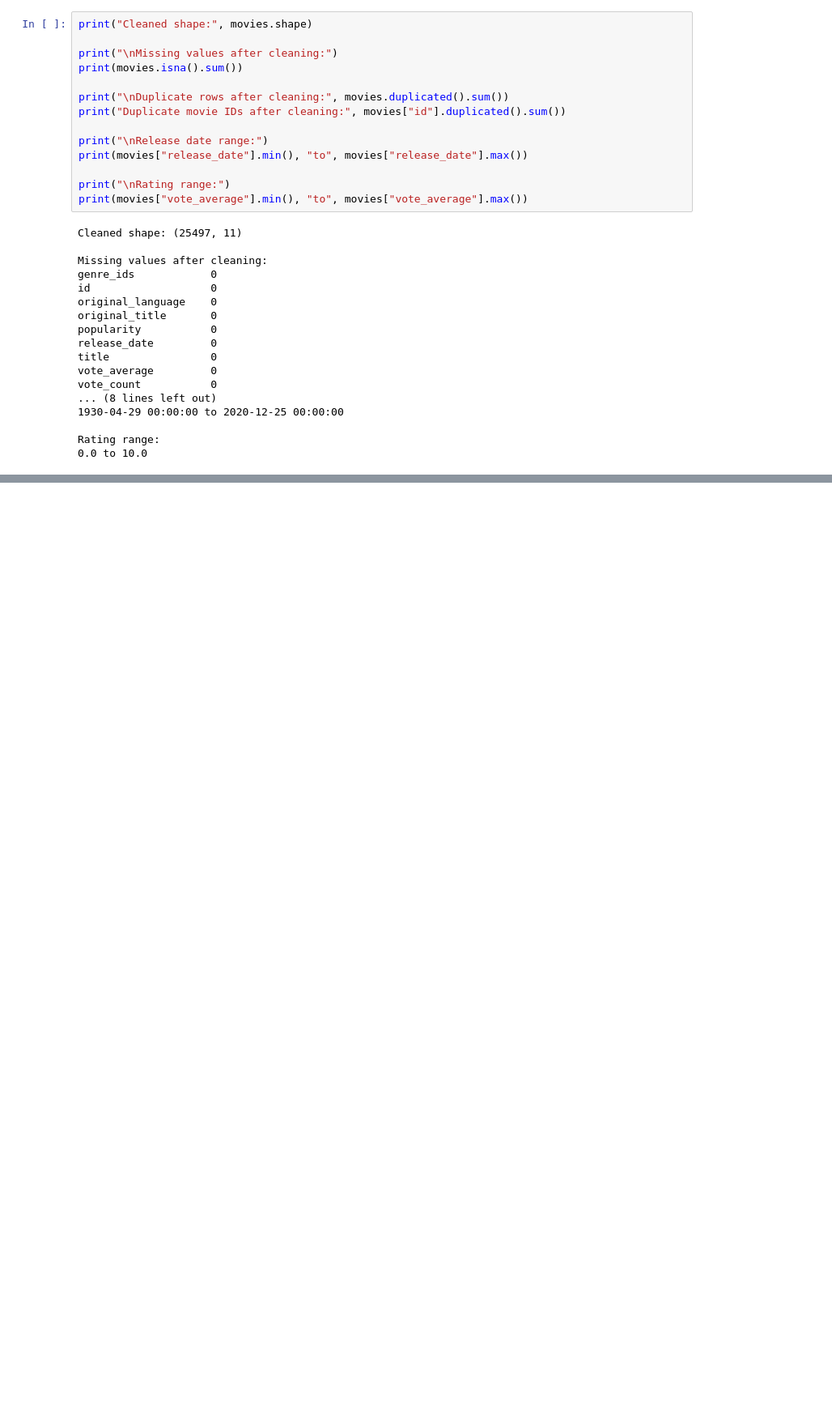
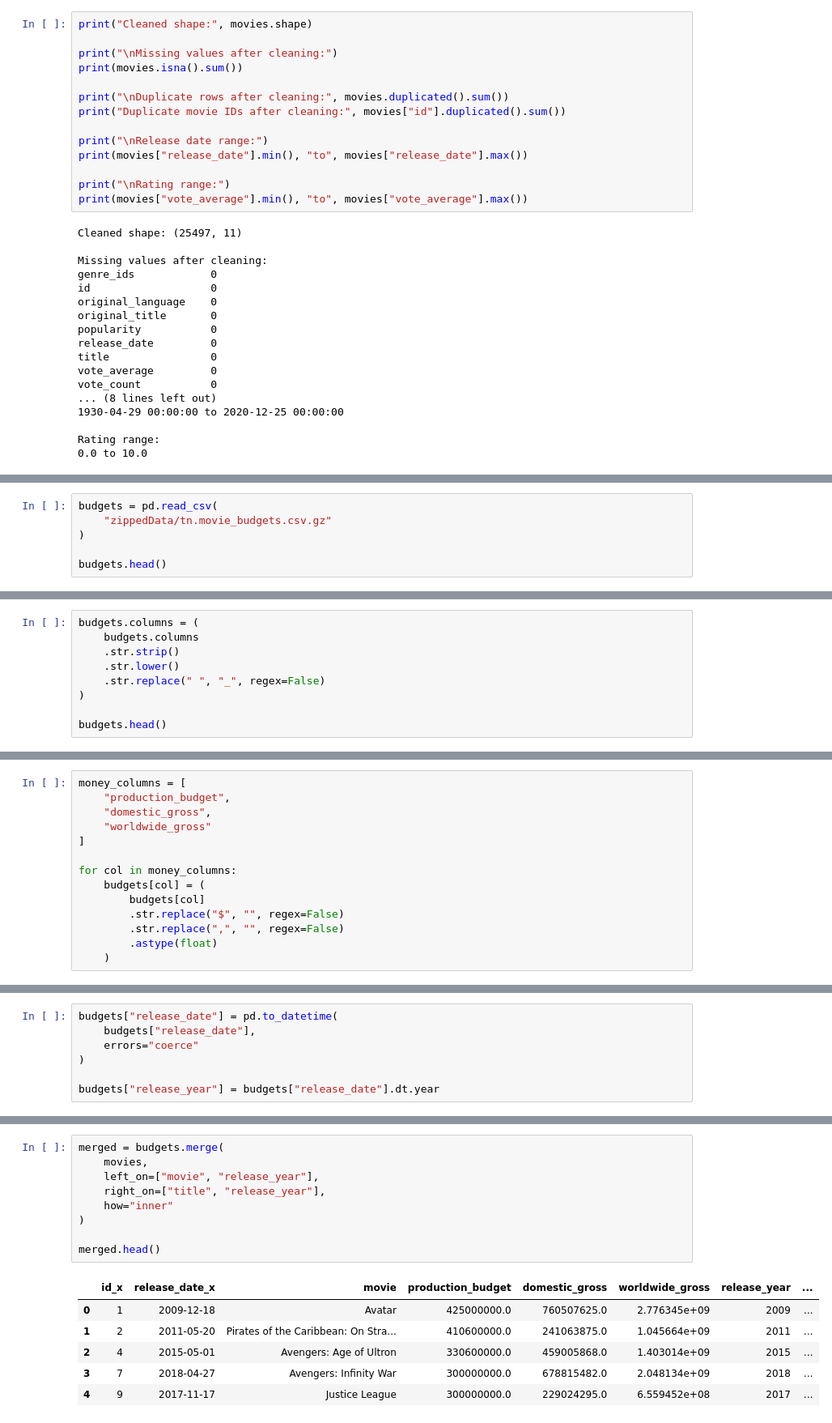
Before and after one commit to oliverkiplagat/Studio_Launch-Pad, a Jupyter notebook: student.ipynb, the cells around one changed output, grey strips where cells are left out. Shown at 81% size. Saved outputs shown, nothing was run; the diff lists cells and outputs as text; blank space fills up the shorter version.

```diff
--- a/student.ipynb
+++ b/student.ipynb
@@ -169,0 +222,6 @@ Rating range:
+# %%
+budgets = pd.read_csv(
+    "zippedData/tn.movie_budgets.csv.gz"
+)
+
+budgets.head()
@@ -169,0 +238,9 @@ Rating range:
+# %%
+budgets.columns = (
+    budgets.columns
+    .str.strip()
+    .str.lower()
+    .str.replace(" ", "_", regex=False)
+)
+
+budgets.head()
@@ -169,0 +254,14 @@ Rating range:
+# %%
+money_columns = [
+    "production_budget",
+    "domestic_gross",
+    "worldwide_gross"
+]
+
+for col in money_columns:
+    budgets[col] = (
+        budgets[col]
+        .str.replace("$", "", regex=False)
+        .str.replace(",", "", regex=False)
+        .astype(float)
+    )
@@ -169,0 +270,7 @@ Rating range:
+# %%
+budgets["release_date"] = pd.to_datetime(
+    budgets["release_date"],
+    errors="coerce"
+)
+
+budgets["release_year"] = budgets["release_date"].dt.year
@@ -169,0 +285,16 @@ Rating range:
+# %%
+merged = budgets.merge(
+    movies,
+    left_on=["movie", "release_year"],
+    right_on=["title", "release_year"],
+    how="inner"
+)
+
+merged.head()
+# %% [output]
+|  | id_x | release_date_x | movie | production_budget | domestic_gross | worldwide_gross | release_year | ... |
+| 0 | 1 | 2009-12-18 | Avatar | 425000000.0 | 760507625.0 | 2.776345e+09 | 2009 | ... |
+| 1 | 2 | 2011-05-20 | Pirates of the Caribbean: On Stra... | 410600000.0 | 241063875.0 | 1.045664e+09 | 2011 | ... |
+| 2 | 4 | 2015-05-01 | Avengers: Age of Ultron | 330600000.0 | 459005868.0 | 1.403014e+09 | 2015 | ... |
+| 3 | 7 | 2018-04-27 | Avengers: Infinity War | 300000000.0 | 678815482.0 | 2.048134e+09 | 2018 | ... |
+| 4 | 9 | 2017-11-17 | Justice League | 300000000.0 | 229024295.0 | 6.559452e+08 | 2017 | ... |
```
Also changed, not shown: parts of 9 cells of this notebook, 1 other file.
